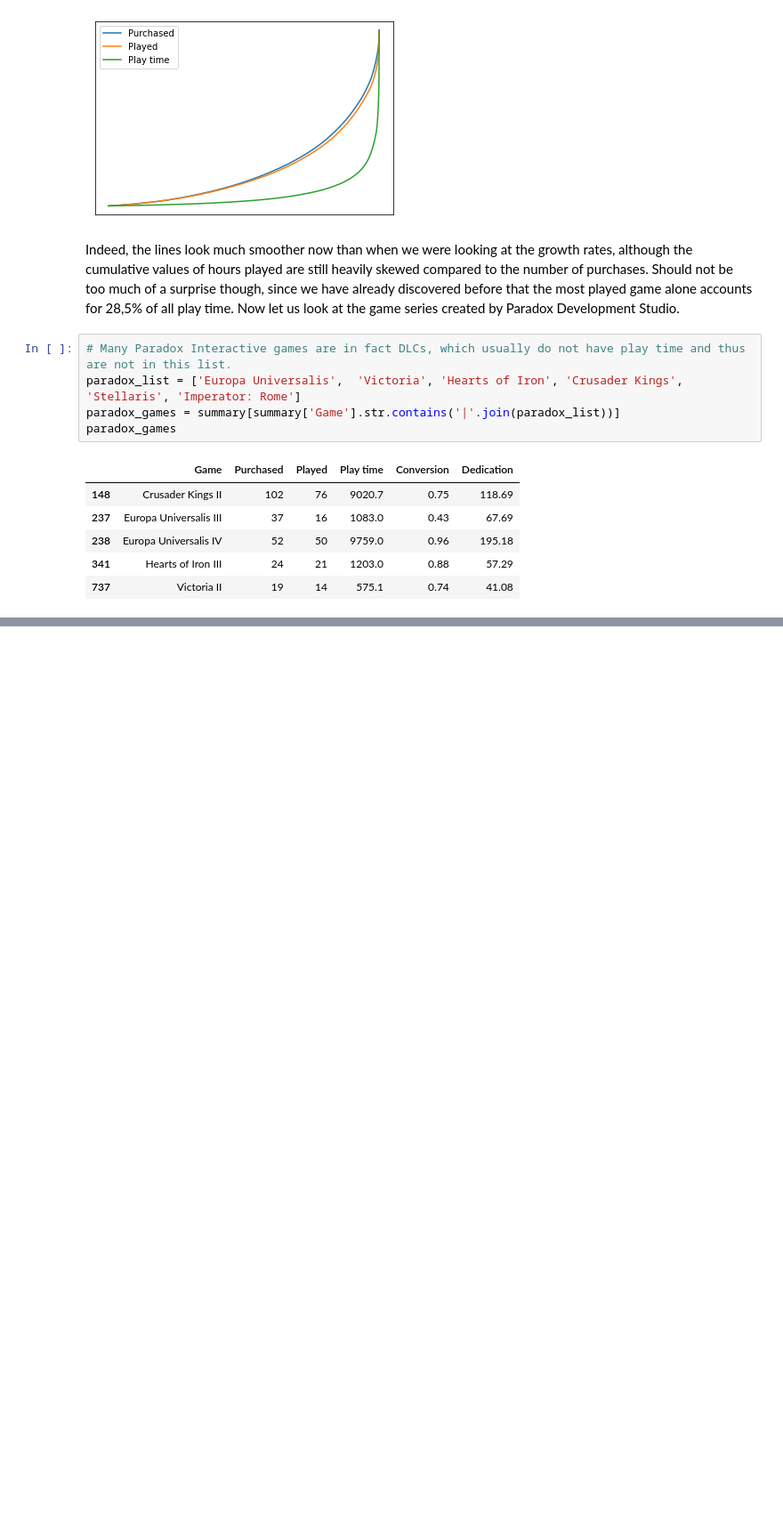
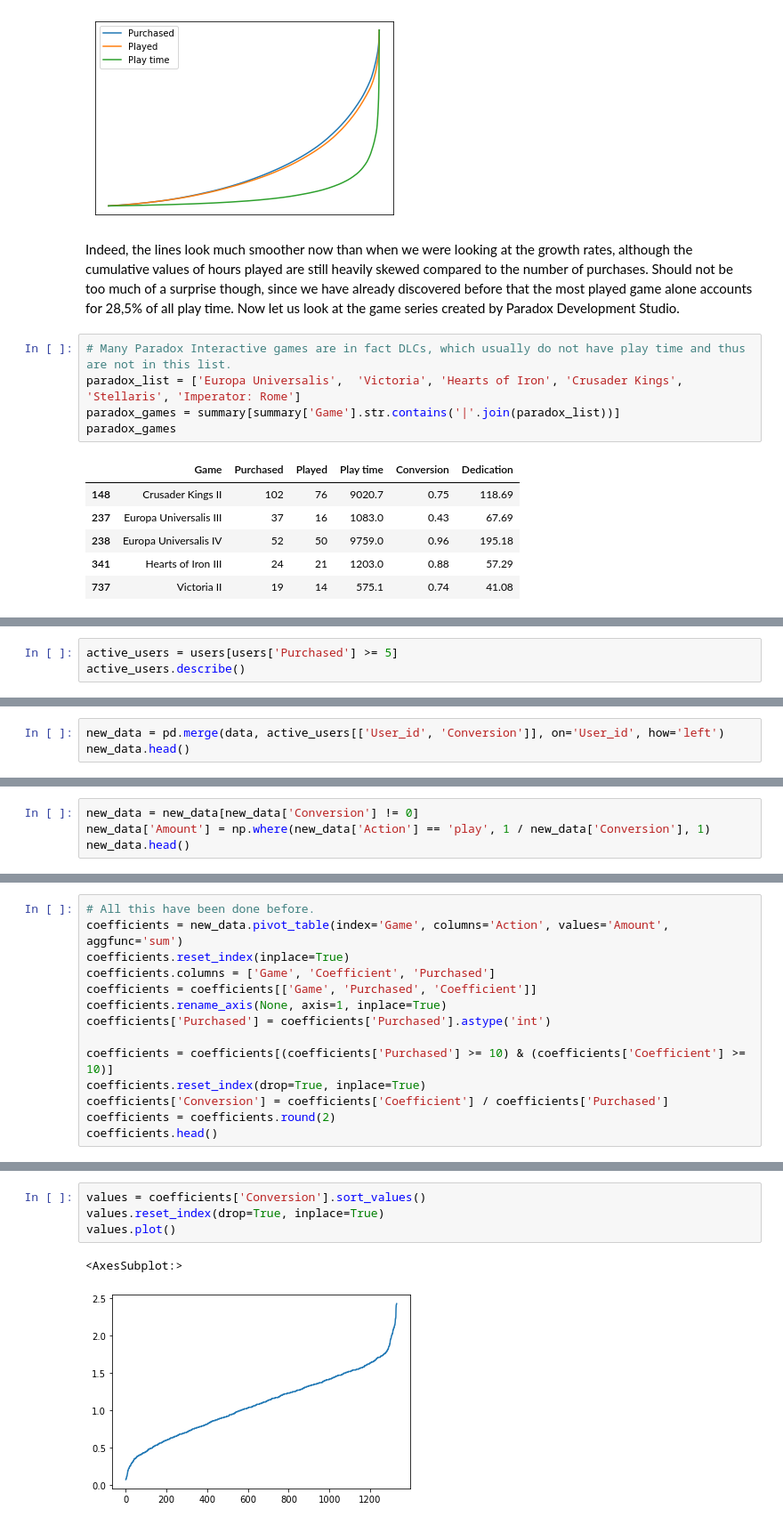
Before and after one commit to Dark-Hobbit/steam, a Jupyter notebook: kaggle_1.ipynb, the cells around one changed output, grey strips where cells are left out. Shown at 89% size. Saved outputs shown, nothing was run; the diff lists cells and outputs as text; blank space fills up the shorter version.

```diff
--- a/kaggle_1.ipynb
+++ b/kaggle_1.ipynb
@@ -327,0 +381,3 @@ It seems overall that the either the new games in the series were very much impr
+# %%
+active_users = users[users['Purchased'] >= 5]
+active_users.describe()
@@ -327,0 +396,3 @@ It seems overall that the either the new games in the series were very much impr
+# %%
+new_data = pd.merge(data, active_users[['User_id', 'Conversion']], on='User_id', how='left')
+new_data.head()
@@ -327,0 +408,4 @@ It seems overall that the either the new games in the series were very much impr
+# %%
+new_data = new_data[new_data['Conversion'] != 0]
+new_data['Amount'] = np.where(new_data['Action'] == 'play', 1 / new_data['Conversion'], 1)
+new_data.head()
@@ -327,0 +443,14 @@ It seems overall that the either the new games in the series were very much impr
+# %%
+# All this have been done before.
+coefficients = new_data.pivot_table(index='Game', columns='Action', values='Amount', aggfunc='sum')
+coefficients.reset_index(inplace=True)
+coefficients.columns = ['Game', 'Coefficient', 'Purchased']
+coefficients = coefficients[['Game', 'Purchased', 'Coefficient']]
+coefficients.rename_axis(None, axis=1, inplace=True)
+coefficients['Purchased'] = coefficients['Purchased'].astype('int')
+
+coefficients = coefficients[(coefficients['Purchased'] >= 10) & (coefficients['Coefficient'] >= 10)]
+coefficients.reset_index(drop=True, inplace=True)
+coefficients['Conversion'] = coefficients['Coefficient'] / coefficients['Purchased']
+coefficients = coefficients.round(2)
+coefficients.head()
@@ -327,0 +488,7 @@ It seems overall that the either the new games in the series were very much impr
+# %%
+values = coefficients['Conversion'].sort_values()
+values.reset_index(drop=True, inplace=True)
+values.plot()
+# %% [output]
+<AxesSubplot:>
+[figure, added]
```
Also changed, not shown: parts of 23 cells of this notebook.
